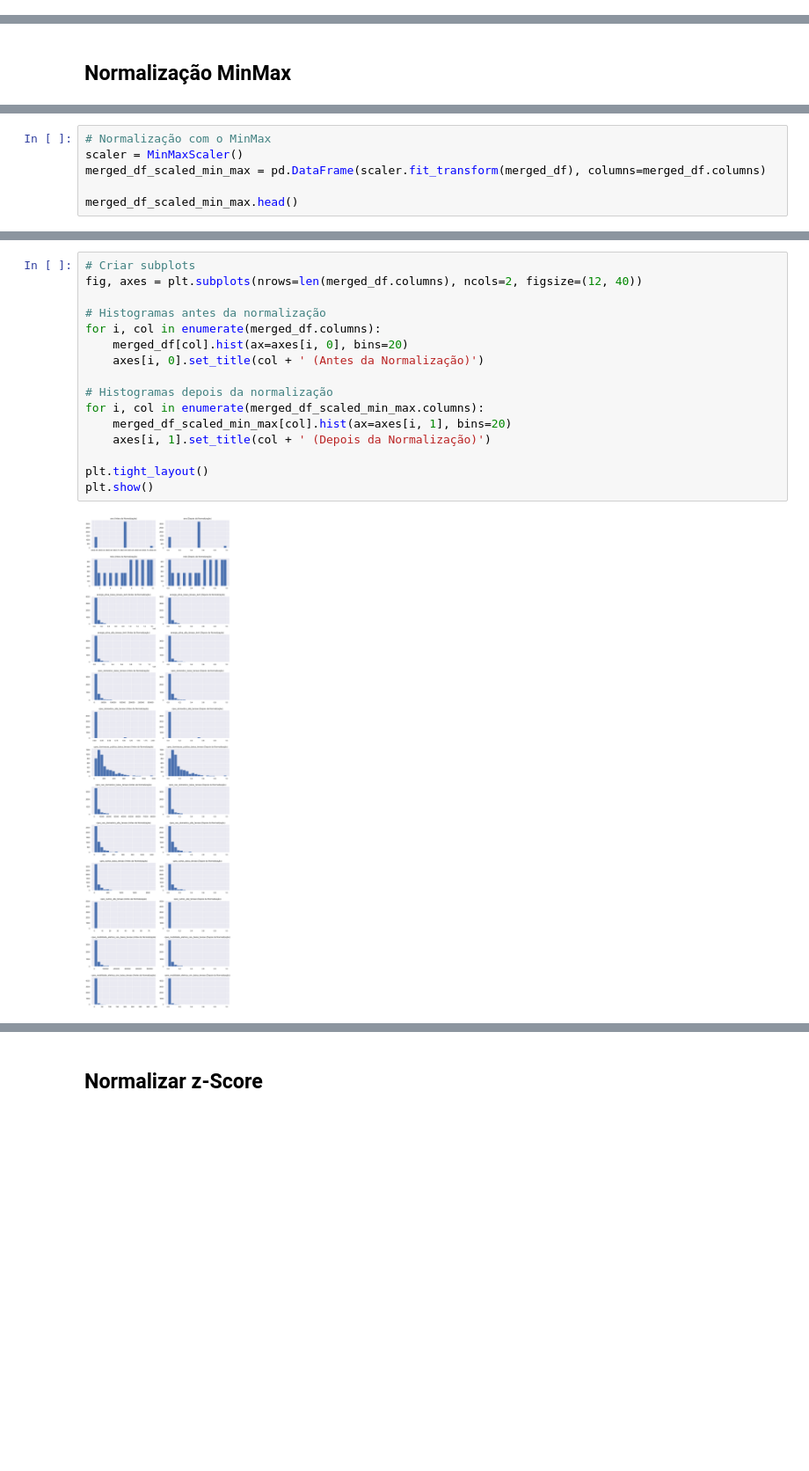
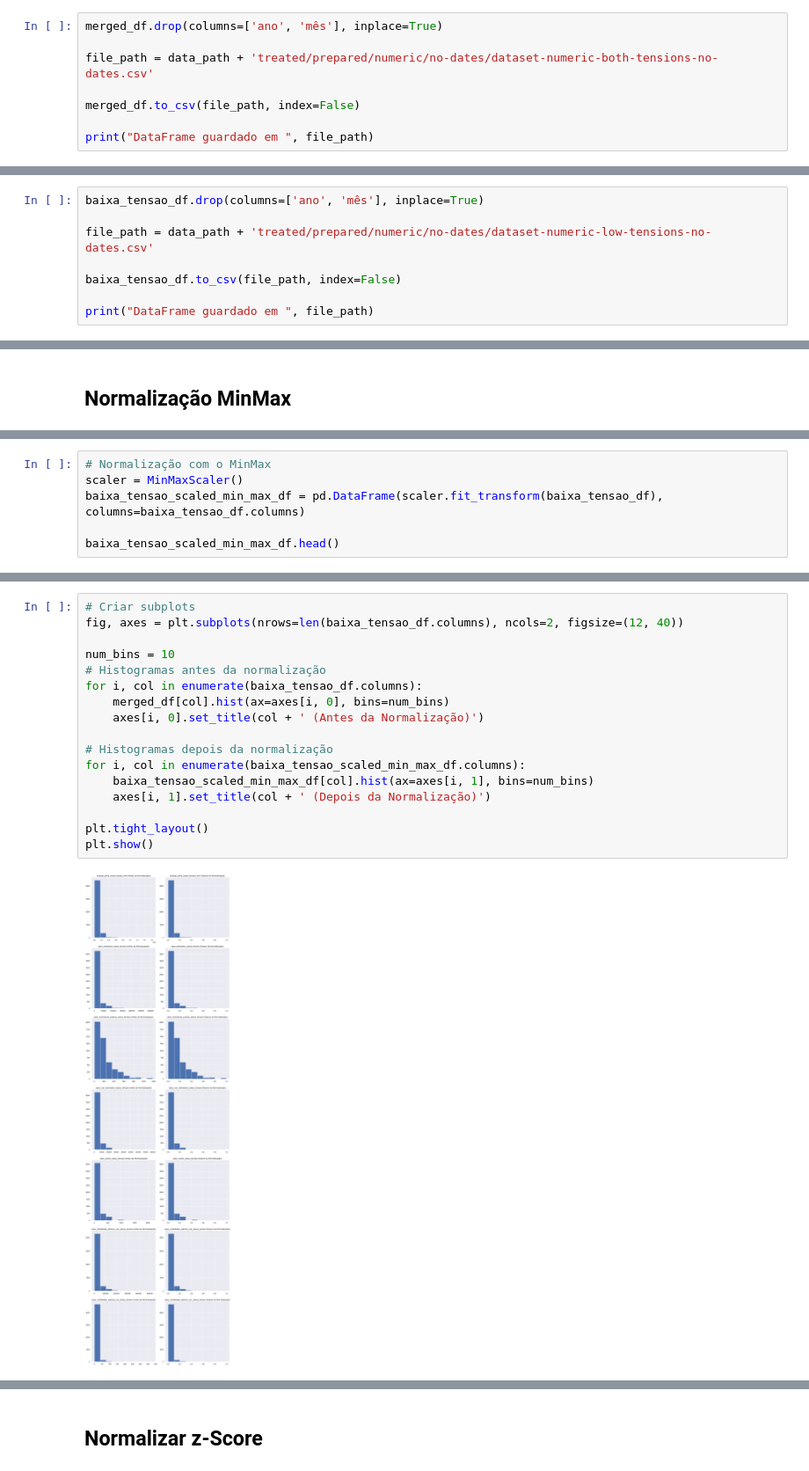
Before and after one commit to kreativermario/Projeto-DECD, a Jupyter notebook: notebooks/data_preparation_numeric.ipynb, the cells around one changed output, grey strips where cells are left out. Shown at 88% size. Drawn from its saved outputs; the diff is of its cells as text; blank space fills up the shorter version.

Commit message:
update preparacao dados numerico

```diff
--- a/notebooks/data_preparation_numeric.ipynb
+++ b/notebooks/data_preparation_numeric.ipynb
@@ -51,0 +386,8 @@ memory usage: 499.2 KB
+# %%
+merged_df.drop(columns=['ano', 'mês'], inplace=True)
+
+file_path = data_path + 'treated/prepared/numeric/no-dates/dataset-numeric-both-tensions-no-dates.csv'
+
+merged_df.to_csv(file_path, index=False)
+
+print("DataFrame guardado em ", file_path)
@@ -51,0 +396,8 @@ memory usage: 499.2 KB
+# %%
+baixa_tensao_df.drop(columns=['ano', 'mês'], inplace=True)
+
+file_path = data_path + 'treated/prepared/numeric/no-dates/dataset-numeric-low-tensions-no-dates.csv'
+
+baixa_tensao_df.to_csv(file_path, index=False)
+
+print("DataFrame guardado em ", file_path)
@@ -54,7 +460,7 @@ memory usage: 499.2 KB
 # %%
 # Normalização com o MinMax
 scaler = MinMaxScaler()
-merged_df_scaled_min_max = pd.DataFrame(scaler.fit_transform(merged_df), columns=merged_df.columns)
+baixa_tensao_scaled_min_max_df = pd.DataFrame(scaler.fit_transform(baixa_tensao_df), columns=baixa_tensao_df.columns)
 
-merged_df_scaled_min_max.head()
+baixa_tensao_scaled_min_max_df.head()
 # %% [output]
@@ -67,18 +499,19 @@ merged_df_scaled_min_max.head()
 # %%
 # Criar subplots
-fig, axes = plt.subplots(nrows=len(merged_df.columns), ncols=2, figsize=(12, 40))
+fig, axes = plt.subplots(nrows=len(baixa_tensao_df.columns), ncols=2, figsize=(12, 40))
 
+num_bins = 10
 # Histogramas antes da normalização
-for i, col in enumerate(merged_df.columns):
-    merged_df[col].hist(ax=axes[i, 0], bins=20)
+for i, col in enumerate(baixa_tensao_df.columns):
+    merged_df[col].hist(ax=axes[i, 0], bins=num_bins)
     axes[i, 0].set_title(col + ' (Antes da Normalização)')
 
 # Histogramas depois da normalização
-for i, col in enumerate(merged_df_scaled_min_max.columns):
-    merged_df_scaled_min_max[col].hist(ax=axes[i, 1], bins=20)
+for i, col in enumerate(baixa_tensao_scaled_min_max_df.columns):
+    baixa_tensao_scaled_min_max_df[col].hist(ax=axes[i, 1], bins=num_bins)
     axes[i, 1].set_title(col + ' (Depois da Normalização)')
 
 plt.tight_layout()
 plt.show()
 # %% [output]
-[figure, old version]
+[figure, new version]
```
Also changed, not shown: parts of 46 cells of this notebook, 13 other files.
